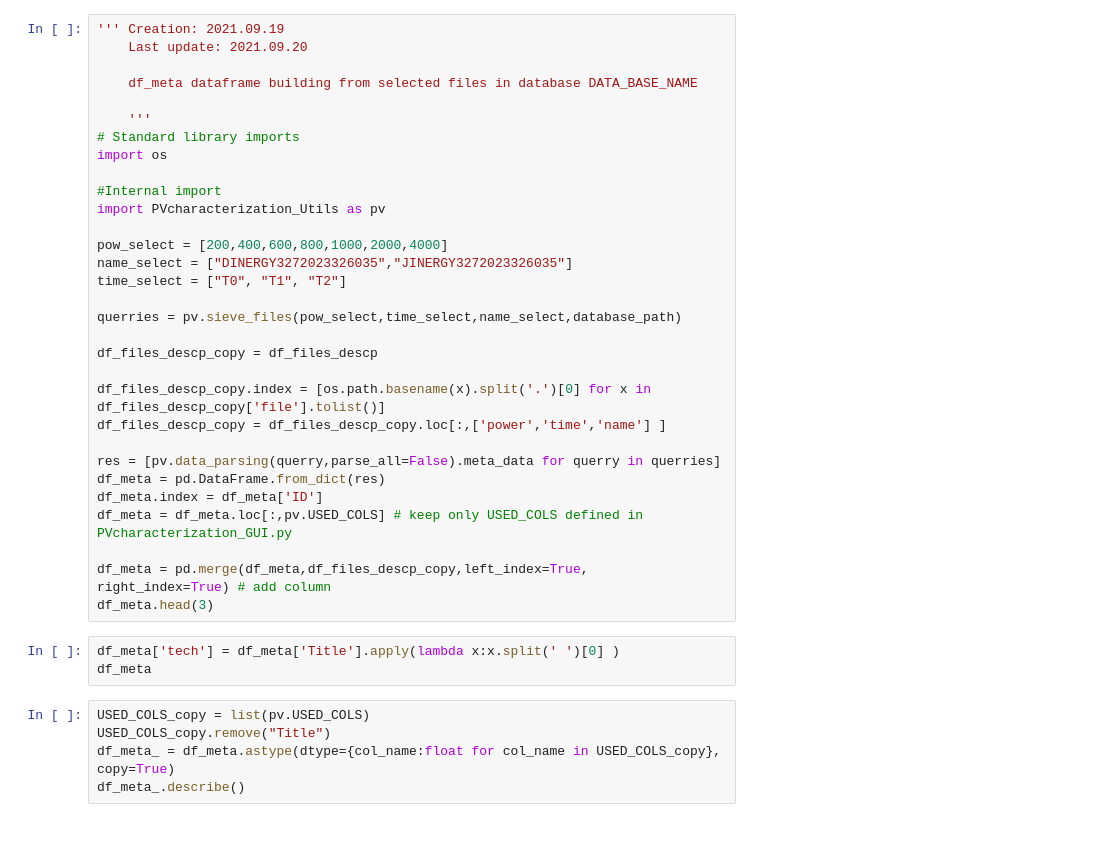
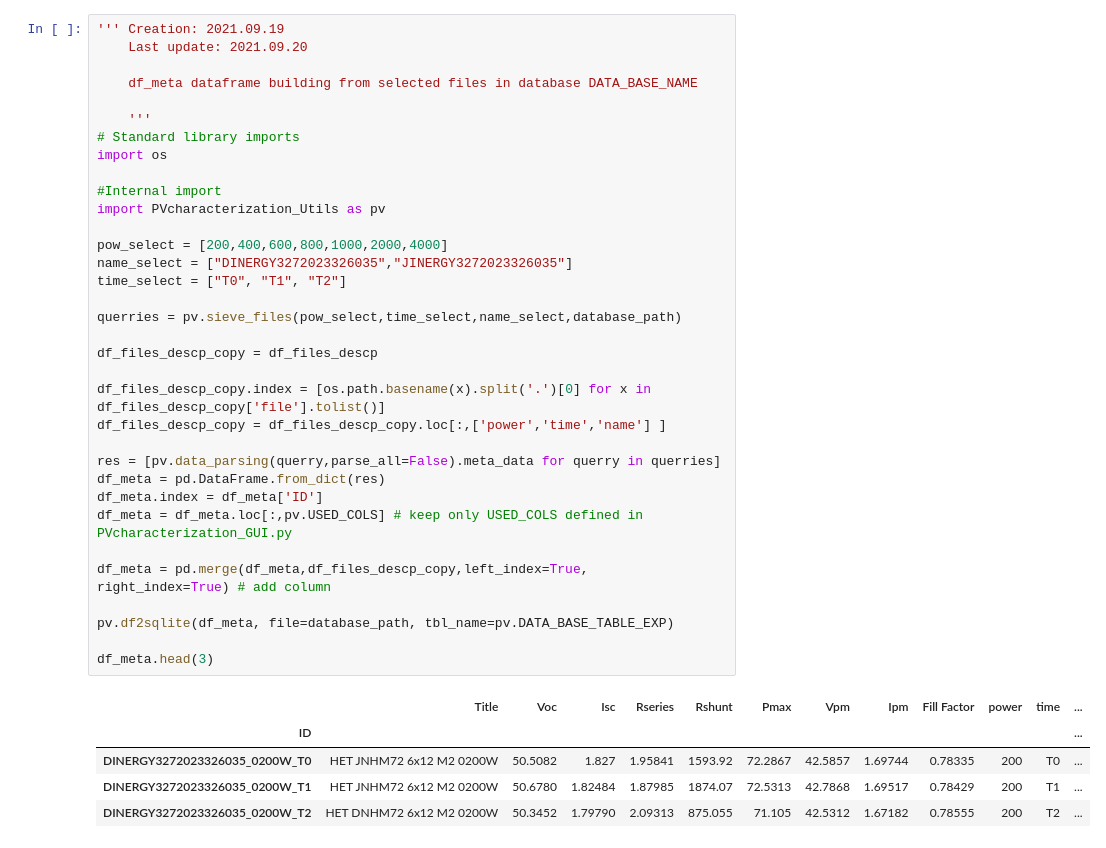
Before and after one commit to Bertin-fap/PVcharacterization, a Jupyter notebook: Module_aging.ipynb, the cells around one changed output. Saved outputs shown, nothing was run; the diff lists cells and outputs as text.

```diff
--- a/Module_aging.ipynb
+++ b/Module_aging.ipynb
@@ -35,38 +37,39 @@ print('df_files_descp and data base are built')
 ''' Creation: 2021.09.19
     Last update: 2021.09.20
 
     df_meta dataframe building from selected files in database DATA_BASE_NAME
 
     '''
 # Standard library imports
 import os
 
 #Internal import
 import PVcharacterization_Utils as pv
 
 pow_select = [200,400,600,800,1000,2000,4000]
 name_select = ["DINERGY3272023326035","JINERGY3272023326035"]
 time_select = ["T0", "T1", "T2"]
 
 querries = pv.sieve_files(pow_select,time_select,name_select,database_path)
 
 df_files_descp_copy = df_files_descp
 
 df_files_descp_copy.index = [os.path.basename(x).split('.')[0] for x in df_files_descp_copy['file'].tolist()]
 df_files_descp_copy = df_files_descp_copy.loc[:,['power','time','name'] ]
 
 res = [pv.data_parsing(querry,parse_all=False).meta_data for querry in querries]
 df_meta = pd.DataFrame.from_dict(res)
 df_meta.index = df_meta['ID']
 df_meta = df_meta.loc[:,pv.USED_COLS] # keep only USED_COLS defined in PVcharacterization_GUI.py
 
 df_meta = pd.merge(df_meta,df_files_descp_copy,left_index=True, right_index=True) # add column
+
+pv.df2sqlite(df_meta, file=database_path, tbl_name=pv.DATA_BASE_TABLE_EXP)
+
 df_meta.head(3)
+# %% [output]
+|  | Title | Voc | Isc | Rseries | Rshunt | Pmax | Vpm | Ipm | Fill Factor | power | time | ... |
+| ID |  |  |  |  |  |  |  |  |  |  |  | ... |
+| DINERGY3272023326035_0200W_T0 | HET JNHM72 6x12 M2 0200W | 50.5082 | 1.827 | 1.95841 | 1593.92 | 72.2867 | 42.5857 | 1.69744 | 0.78335 | 200 | T0 | ... |
+| DINERGY3272023326035_0200W_T1 | HET JNHM72 6x12 M2 0200W | 50.6780 | 1.82484 | 1.87985 | 1874.07 | 72.5313 | 42.7868 | 1.69517 | 0.78429 | 200 | T1 | ... |
+| DINERGY3272023326035_0200W_T2 | HET DNHM72 6x12 M2 0200W | 50.3452 | 1.79790 | 2.09313 | 875.055 | 71.105 | 42.5312 | 1.67182 | 0.78555 | 200 | T2 | ... |
-# %%
-df_meta['tech'] = df_meta['Title'].apply(lambda x:x.split(' ')[0] )
-df_meta
-# %%
-USED_COLS_copy = list(pv.USED_COLS)
-USED_COLS_copy.remove("Title")
-df_meta_ = df_meta.astype(dtype={col_name:float for col_name in USED_COLS_copy}, copy=True)
-df_meta_.describe()
```
Also changed, not shown: parts of 8 cells of this notebook, 5 other files.
